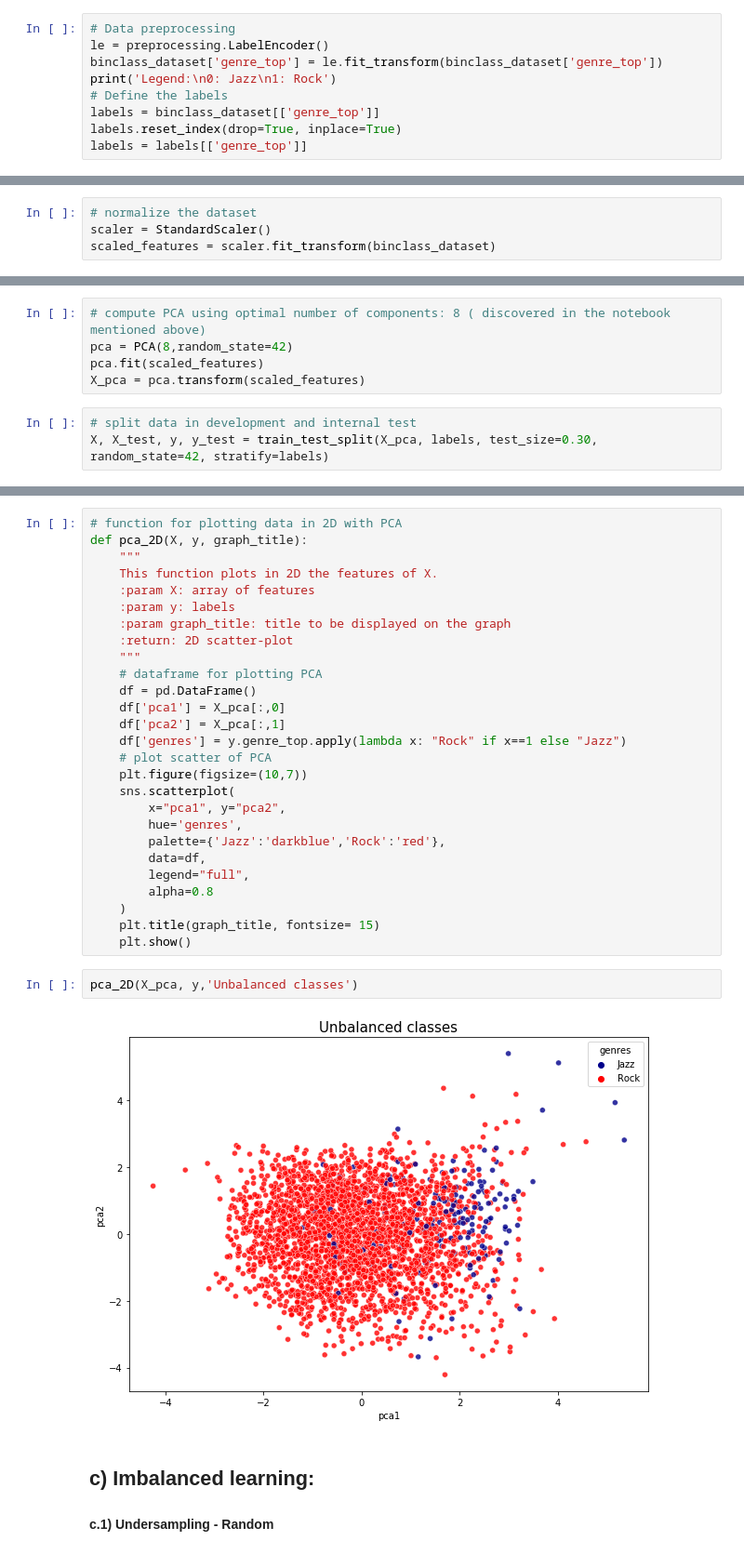
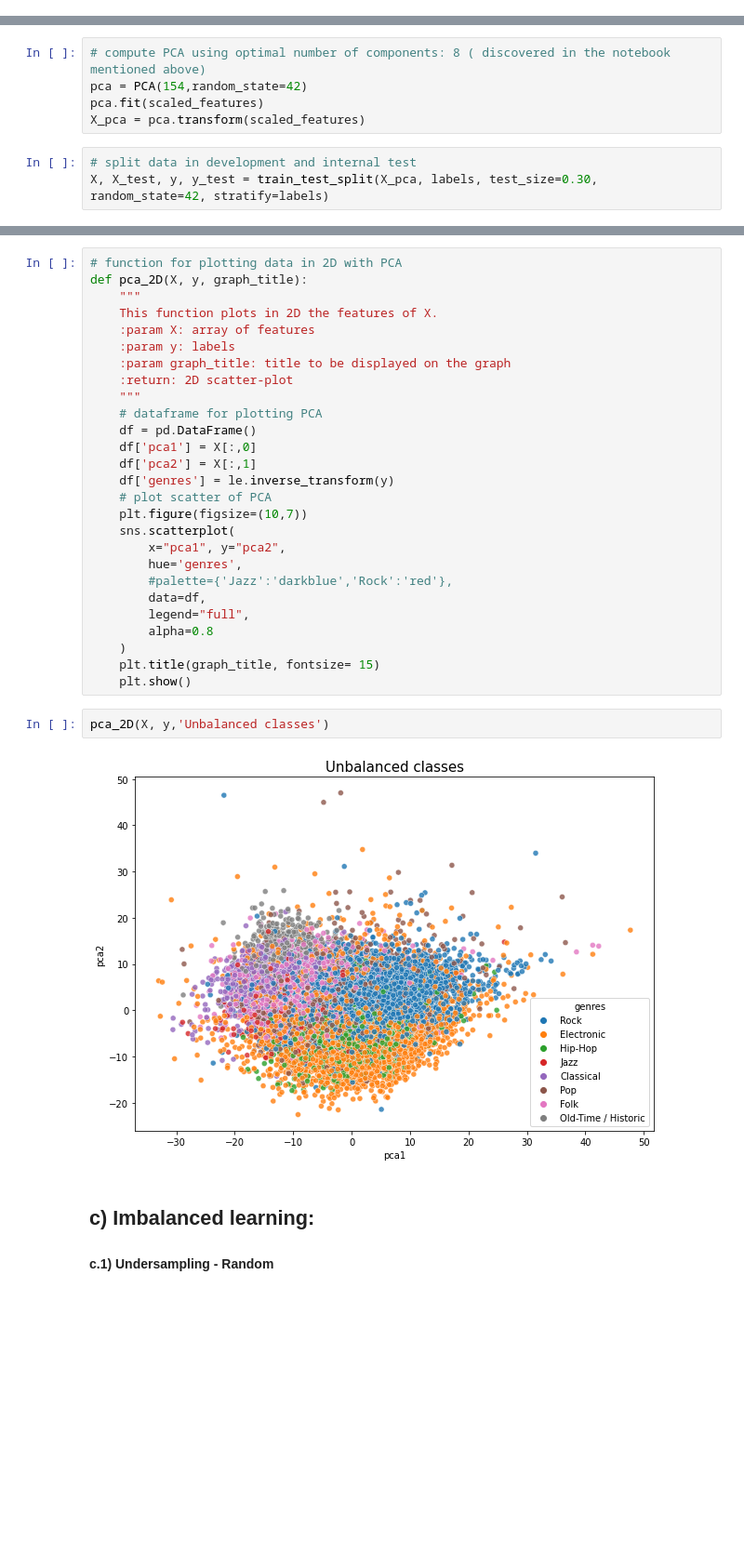
Before and after one commit to gaetanoantonicchio/DataMining-2, a Jupyter notebook: src/Module 1/Imbalanced Learning/imb-learn_librosa-features_multiclass.ipynb, the cells around one changed output, grey strips where cells are left out. Shown at 93% size. Saved outputs shown, nothing was run; the diff lists cells and outputs as text; blank space fills up the shorter version.

```diff
--- a/src/Module 1/Imbalanced Learning/imb-learn_librosa-features_multiclass.ipynb
+++ b/src/Module 1/Imbalanced Learning/imb-learn_librosa-features_multiclass.ipynb
@@ -78,9 +156,0 @@ Class distribution before balancing
-# %%
-# Data preprocessing
-le = preprocessing.LabelEncoder()
-binclass_dataset['genre_top'] = le.fit_transform(binclass_dataset['genre_top'])
-print('Legend:\n0: Jazz\n1: Rock')
-# Define the labels
-labels = binclass_dataset[['genre_top']]
-labels.reset_index(drop=True, inplace=True)
-labels = labels[['genre_top']]
@@ -103,12 +157,8 @@ labels.head()
-# %%
-# normalize the dataset
-scaler = StandardScaler()
-scaled_features = scaler.fit_transform(binclass_dataset)
 # %% [markdown]
 ## b) Compute PCA and plot distribution in 2D
 # %%
 # compute PCA using optimal number of components: 8 ( discovered in the notebook mentioned above)
-pca = PCA(8,random_state=42)
+pca = PCA(154,random_state=42)
 pca.fit(scaled_features)
 X_pca = pca.transform(scaled_features)
 # %%
@@ -150,15 +205,15 @@ def pca_2D(X, y, graph_title):
     """
     # dataframe for plotting PCA
     df = pd.DataFrame()
-    df['pca1'] = X_pca[:,0]
-    df['pca2'] = X_pca[:,1]
-    df['genres'] = y.genre_top.apply(lambda x: "Rock" if x==1 else "Jazz")
+    df['pca1'] = X[:,0]
+    df['pca2'] = X[:,1]
+    df['genres'] = le.inverse_transform(y)
     # plot scatter of PCA
     plt.figure(figsize=(10,7))
     sns.scatterplot(
         x="pca1", y="pca2",
         hue='genres',
-        palette={'Jazz':'darkblue','Rock':'red'},
+        #palette={'Jazz':'darkblue','Rock':'red'},
         data=df,
         legend="full",
         alpha=0.8
@@ -166,9 +221,9 @@ def pca_2D(X, y, graph_title):
     plt.title(graph_title, fontsize= 15)
     plt.show()
 # %%
-pca_2D(X_pca, y,'Unbalanced classes')
+pca_2D(X, y,'Unbalanced classes')
 # %% [output]
-[figure, old version]
+[figure, new version]
 # %% [markdown]
 ## c) Imbalanced learning:
 #### c.1) Undersampling - Random
```
Also changed, not shown: parts of 21 cells of this notebook, 1 other file.
